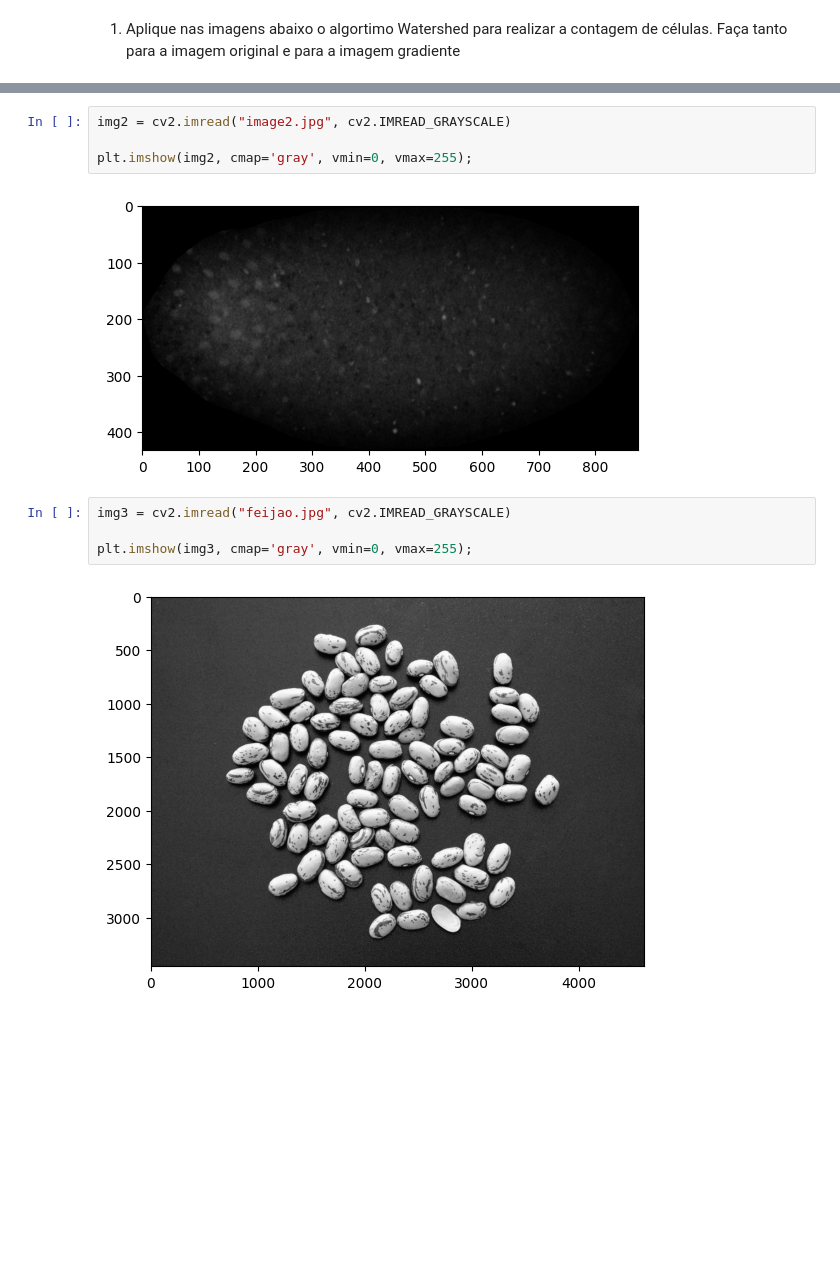
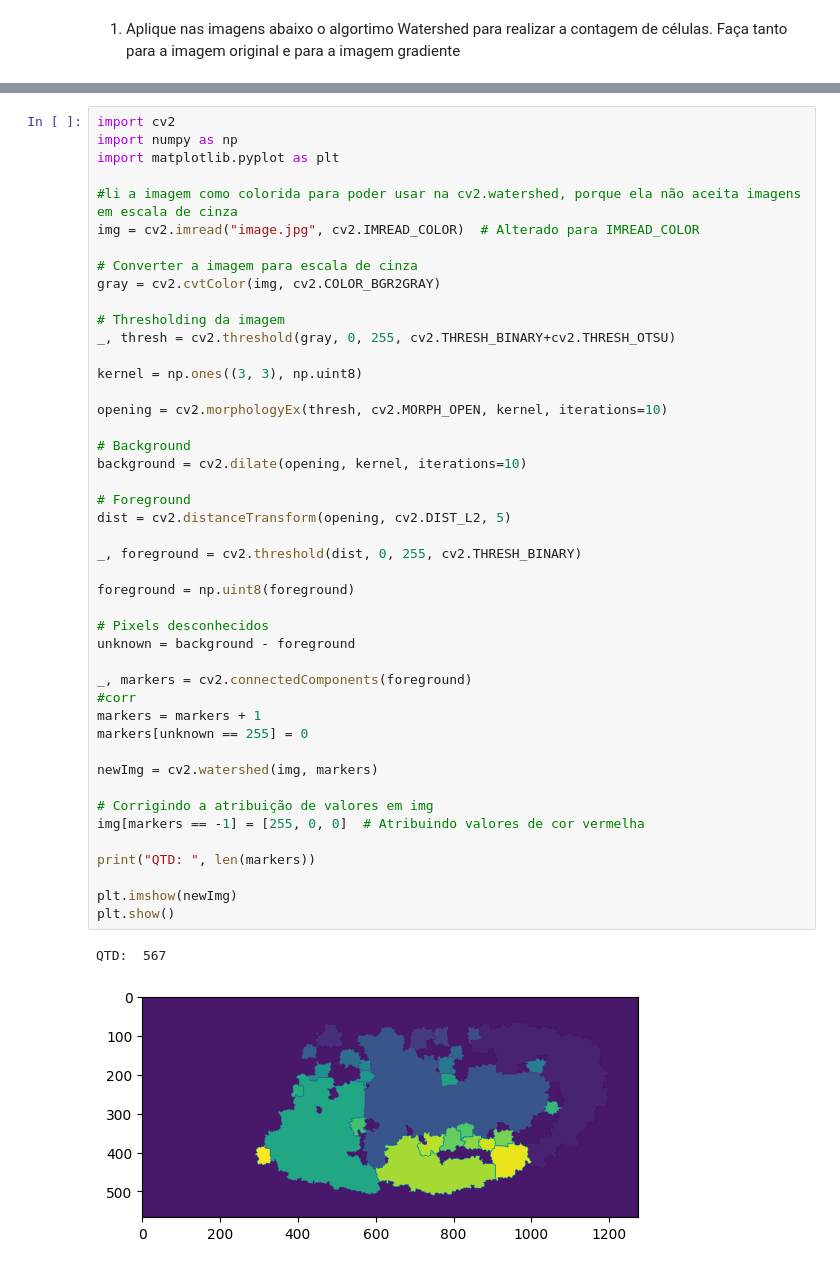
Before and after one commit to lazarojoabe/Processamento-Digital-De-Imagens, a Jupyter notebook: Lab08 - Watershed/lab08.ipynb, the cells around one changed output, grey strips where cells are left out. Cells and saved outputs as stored; diff of their text form; blank space fills up the shorter version.

```diff
--- a/Lab08 - Watershed/lab08.ipynb
+++ b/Lab08 - Watershed/lab08.ipynb
@@ -14,12 +8,48 @@ plt.imshow(img1, cmap='gray', vmin=0, vmax=255);
-# %%
-img2 = cv2.imread("image2.jpg", cv2.IMREAD_GRAYSCALE)
-
-plt.imshow(img2, cmap='gray', vmin=0, vmax=255);
-# %% [output]
-[figure, removed]
-# %%
-img3 = cv2.imread("feijao.jpg", cv2.IMREAD_GRAYSCALE)
-
-plt.imshow(img3, cmap='gray', vmin=0, vmax=255);
-# %% [output]
-[figure, removed]
+# %%
+import cv2
+import numpy as np
+import matplotlib.pyplot as plt
+
+#li a imagem como colorida para poder usar na cv2.watershed, porque ela não aceita imagens em escala de cinza
+img = cv2.imread("image.jpg", cv2.IMREAD_COLOR)  # Alterado para IMREAD_COLOR
+
+# Converter a imagem para escala de cinza
+gray = cv2.cvtColor(img, cv2.COLOR_BGR2GRAY)
+
+# Thresholding da imagem
+_, thresh = cv2.threshold(gray, 0, 255, cv2.THRESH_BINARY+cv2.THRESH_OTSU)
+
+kernel = np.ones((3, 3), np.uint8)
+
+opening = cv2.morphologyEx(thresh, cv2.MORPH_OPEN, kernel, iterations=10)
+
+# Background
+background = cv2.dilate(opening, kernel, iterations=10)
+
+# Foreground
+dist = cv2.distanceTransform(opening, cv2.DIST_L2, 5)
+
+_, foreground = cv2.threshold(dist, 0, 255, cv2.THRESH_BINARY)
+
+foreground = np.uint8(foreground)
+
+# Pixels desconhecidos
+unknown = background - foreground
+
+_, markers = cv2.connectedComponents(foreground)
+#corr
+markers = markers + 1
+markers[unknown == 255] = 0
+
+newImg = cv2.watershed(img, markers)
+
+# Corrigindo a atribuição de valores em img
+img[markers == -1] = [255, 0, 0]  # Atribuindo valores de cor vermelha
+
+print("QTD: ", len(markers))
+
+plt.imshow(newImg)
+plt.show()
+# %% [output]
+QTD:  567
+[figure, added]
```
Also changed, not shown: parts of 3 cells of this notebook.
